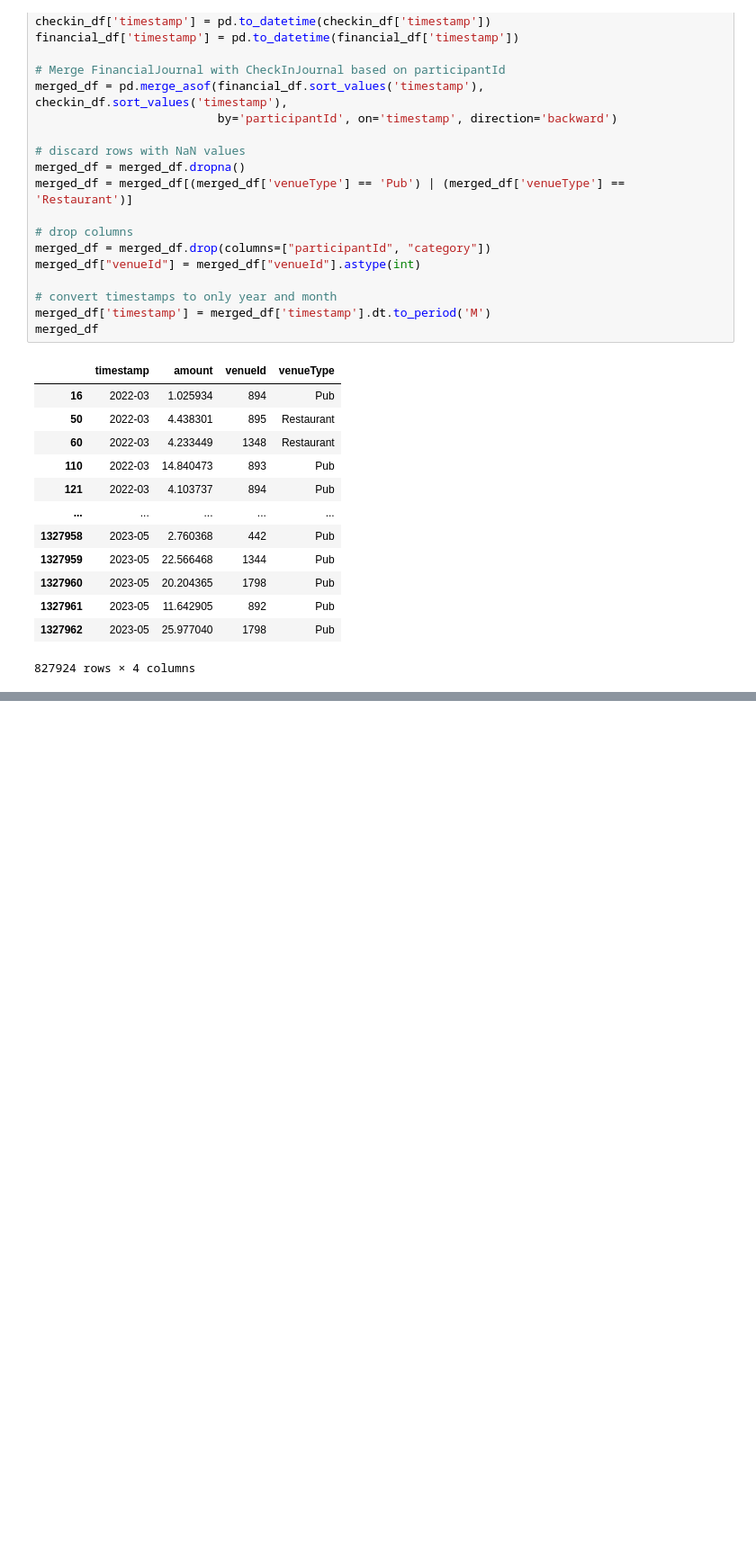
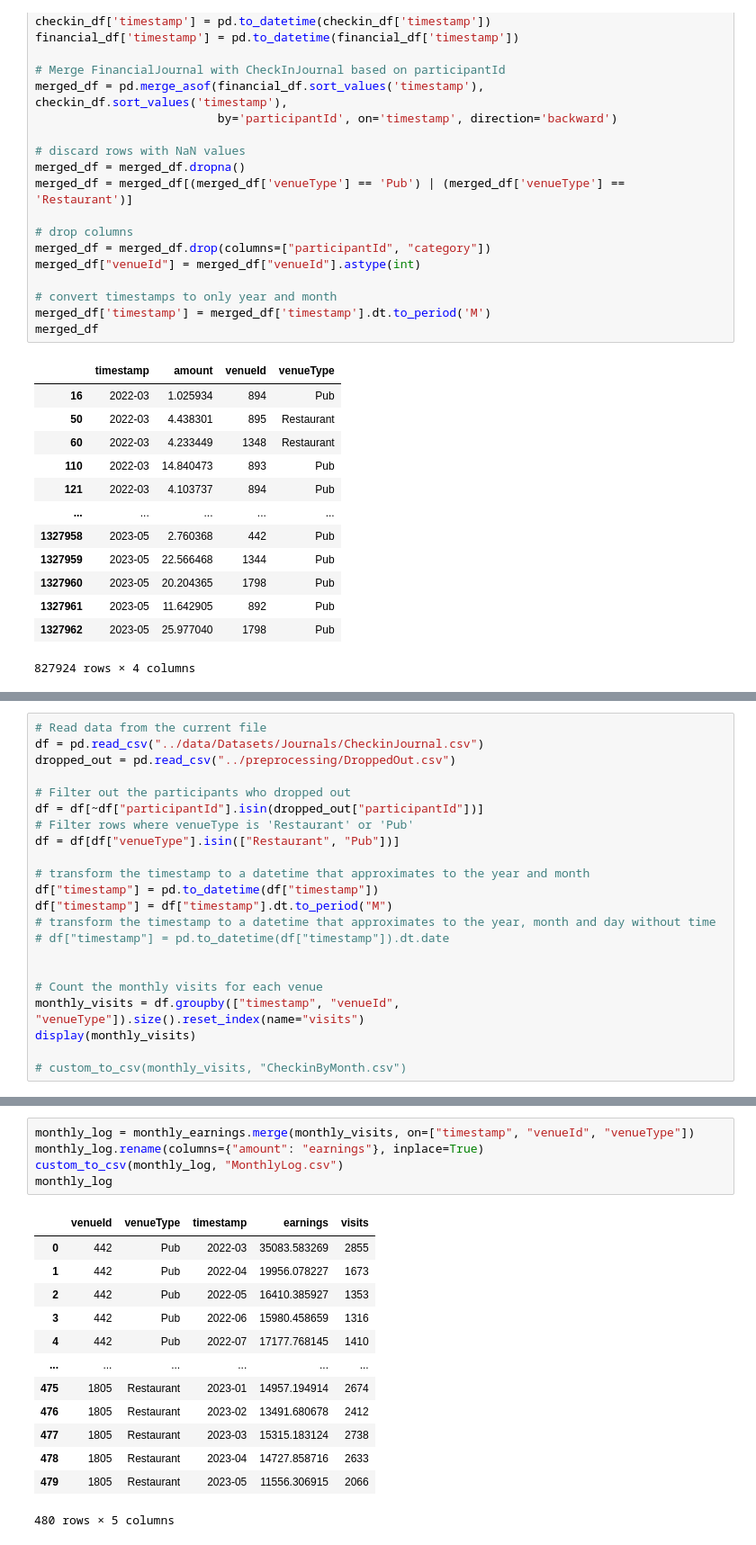
Before and after one commit to alesspalma/VAproject, a Jupyter notebook: preprocessing/aggregations.ipynb, the cells around one changed output, grey strips where cells are left out. Shown at 90% size. Cells and saved outputs as stored; diff of their text form; blank space fills up the shorter version.

```diff
--- a/preprocessing/aggregations.ipynb
+++ b/preprocessing/aggregations.ipynb
@@ -512,0 +522,22 @@ activities = activities.merge(total_earnings, on="venueId")
+# %%
+# Read data from the current file
+df = pd.read_csv("../data/Datasets/Journals/CheckinJournal.csv")
+dropped_out = pd.read_csv("../preprocessing/DroppedOut.csv")
+
+# Filter out the participants who dropped out
+df = df[~df["participantId"].isin(dropped_out["participantId"])]
+# Filter rows where venueType is 'Restaurant' or 'Pub'
+df = df[df["venueType"].isin(["Restaurant", "Pub"])]
+
+# transform the timestamp to a datetime that approximates to the year and month
+df["timestamp"] = pd.to_datetime(df["timestamp"])
+df["timestamp"] = df["timestamp"].dt.to_period("M")
+# transform the timestamp to a datetime that approximates to the year, month and day without time
+# df["timestamp"] = pd.to_datetime(df["timestamp"]).dt.date
+
+
+# Count the monthly visits for each venue
+monthly_visits = df.groupby(["timestamp", "venueId", "venueType"]).size().reset_index(name="visits")
+display(monthly_visits)
+
+# custom_to_csv(monthly_visits, "CheckinByMonth.csv")
@@ -512,0 +558,19 @@ activities = activities.merge(total_earnings, on="venueId")
+# %%
+monthly_log = monthly_earnings.merge(monthly_visits, on=["timestamp", "venueId", "venueType"])
+monthly_log.rename(columns={"amount": "earnings"}, inplace=True)
+custom_to_csv(monthly_log, "MonthlyLog.csv")
+monthly_log
+# %% [output]
+|  | venueId | venueType | timestamp | earnings | visits |
+| 0 | 442 | Pub | 2022-03 | 35083.583269 | 2855 |
+| 1 | 442 | Pub | 2022-04 | 19956.078227 | 1673 |
+| 2 | 442 | Pub | 2022-05 | 16410.385927 | 1353 |
+| 3 | 442 | Pub | 2022-06 | 15980.458659 | 1316 |
+| 4 | 442 | Pub | 2022-07 | 17177.768145 | 1410 |
+| ... | ... | ... | ... | ... | ... |
+| 475 | 1805 | Restaurant | 2023-01 | 14957.194914 | 2674 |
+| 476 | 1805 | Restaurant | 2023-02 | 13491.680678 | 2412 |
+| 477 | 1805 | Restaurant | 2023-03 | 15315.183124 | 2738 |
+| 478 | 1805 | Restaurant | 2023-04 | 14727.858716 | 2633 |
+| 479 | 1805 | Restaurant | 2023-05 | 11556.306915 | 2066 |
+480 rows × 5 columns
```
Also changed, not shown: parts of 7 cells of this notebook, 3 other files.
